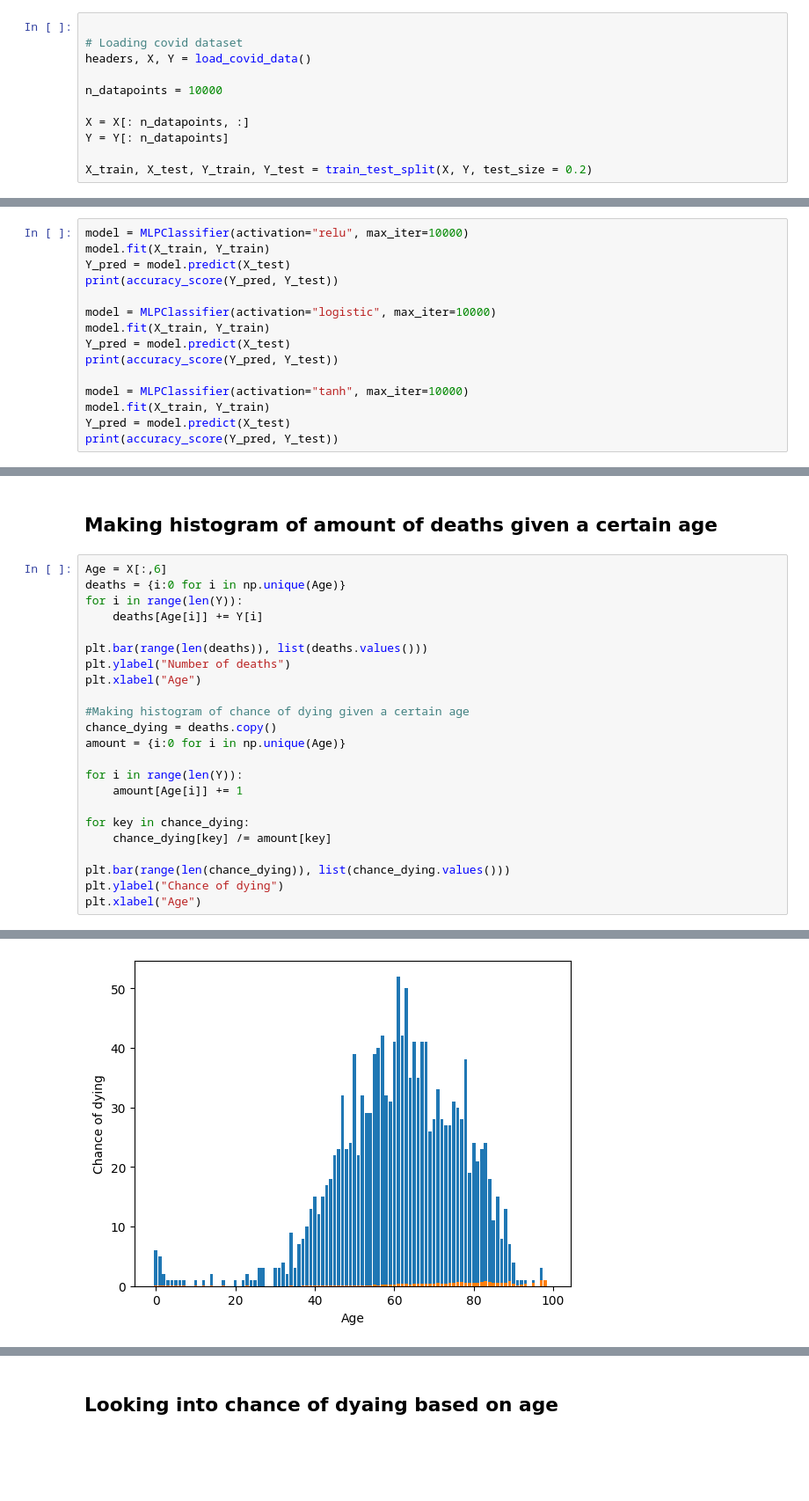
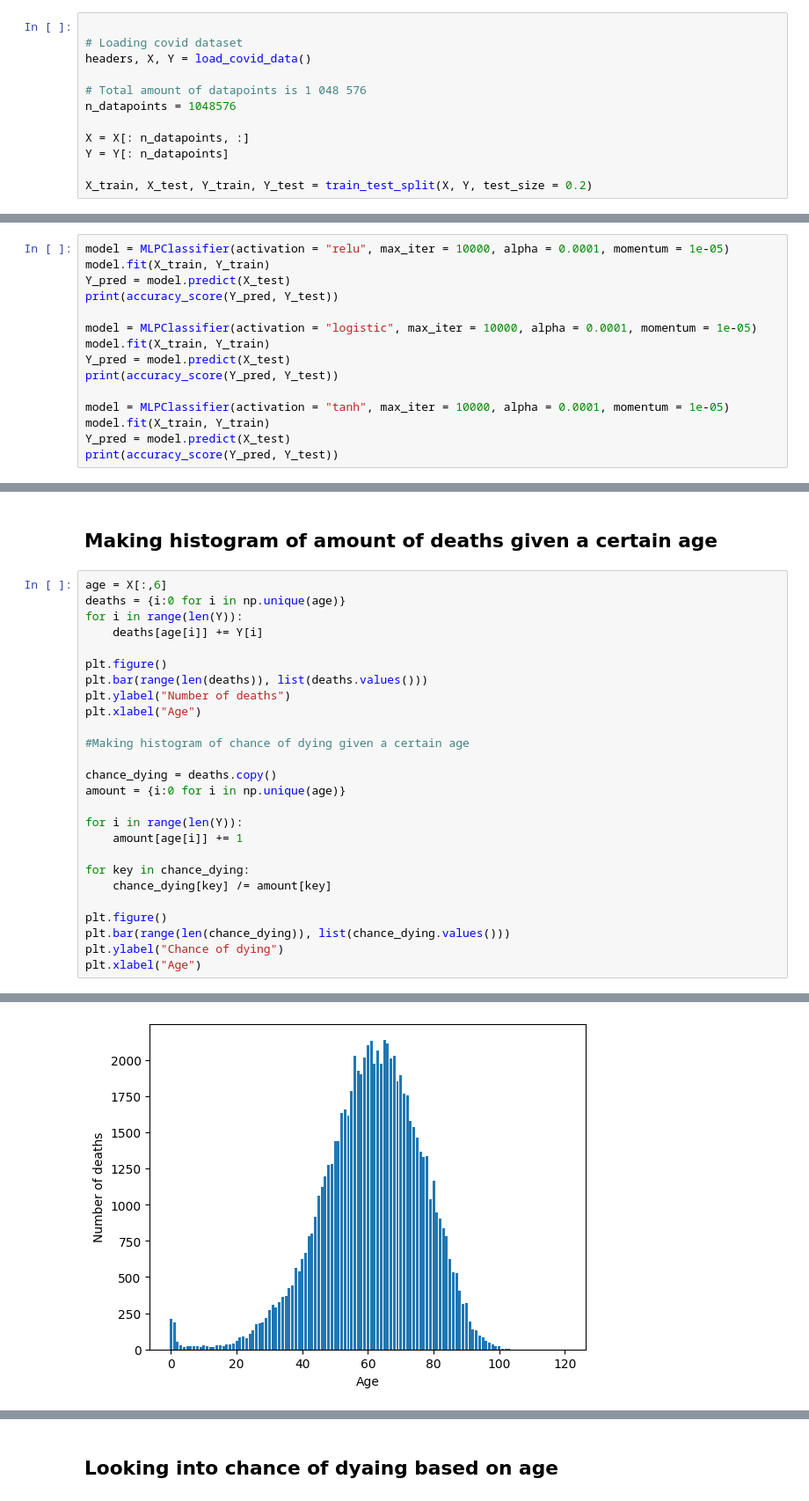
Before and after one commit to mathiasmellemstuen/FYS_STK4155_Prosjekt_3, a Jupyter notebook: src/main.ipynb, the cells around one changed output, grey strips where cells are left out. Shown: that part at 88% size. Drawn from its saved outputs; the diff is of its cells as text; blank space fills up the shorter version.

```diff
--- a/src/main.ipynb
+++ b/src/main.ipynb
@@ -39,7 +40,8 @@ warnings.filterwarnings("ignore", category=ConvergenceWarning)
 # Loading covid dataset
 headers, X, Y = load_covid_data()
 
-n_datapoints = 10000
+# Total amount of datapoints is 1 048 576
+n_datapoints = 1048576
 
 X = X[: n_datapoints, :]
 Y = Y[: n_datapoints]
@@ -80,15 +78,15 @@ grid_search_hyperparameters_MLP(X_train, X_test, Y_train, Y_test, "Accuracy scor
 # %%
-model = MLPClassifier(activation="relu", max_iter=10000)
+model = MLPClassifier(activation = "relu", max_iter = 10000, alpha = 0.0001, momentum = 1e-05)
 model.fit(X_train, Y_train)
 Y_pred = model.predict(X_test)
 print(accuracy_score(Y_pred, Y_test))
 
-model = MLPClassifier(activation="logistic", max_iter=10000)
+model = MLPClassifier(activation = "logistic", max_iter = 10000, alpha = 0.0001, momentum = 1e-05)
 model.fit(X_train, Y_train)
 Y_pred = model.predict(X_test)
 print(accuracy_score(Y_pred, Y_test))
 
-model = MLPClassifier(activation="tanh", max_iter=10000)
+model = MLPClassifier(activation = "tanh", max_iter = 10000, alpha = 0.0001, momentum = 1e-05)
 model.fit(X_train, Y_train)
 Y_pred = model.predict(X_test)
 print(accuracy_score(Y_pred, Y_test))
@@ -141,28 +177,31 @@ fig.tight_layout()
 
 ## Making histogram of amount of deaths given a certain age
 # %%
-Age = X[:,6]
-deaths = {i:0 for i in np.unique(Age)}
+age = X[:,6]
+deaths = {i:0 for i in np.unique(age)}
 for i in range(len(Y)):
-    deaths[Age[i]] += Y[i]
+    deaths[age[i]] += Y[i]
 
+plt.figure()
 plt.bar(range(len(deaths)), list(deaths.values()))
 plt.ylabel("Number of deaths")
 plt.xlabel("Age")
 
 #Making histogram of chance of dying given a certain age
+
 chance_dying = deaths.copy()
-amount = {i:0 for i in np.unique(Age)}
+amount = {i:0 for i in np.unique(age)}
 
 for i in range(len(Y)):
-    amount[Age[i]] += 1
+    amount[age[i]] += 1
 
 for key in chance_dying:
     chance_dying[key] /= amount[key]
 
+plt.figure()
 plt.bar(range(len(chance_dying)), list(chance_dying.values()))
 plt.ylabel("Chance of dying")
 plt.xlabel("Age")
 # %% [output]
 Text(0.5, 0, 'Age')
-[figure, old version]
+[figure, new version]
```
Also changed, not shown: parts of 21 cells of this notebook, 4 other files.
